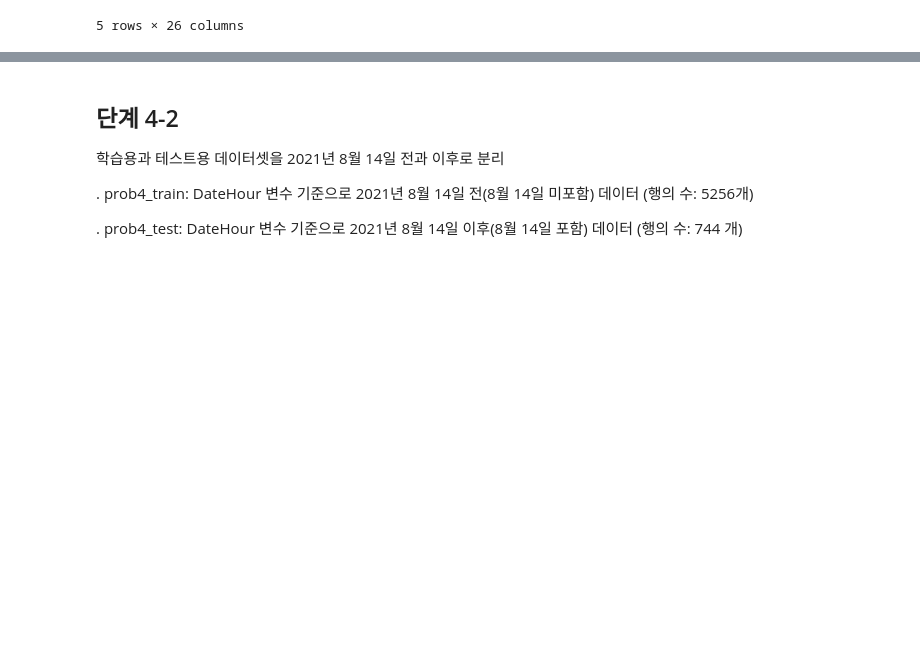
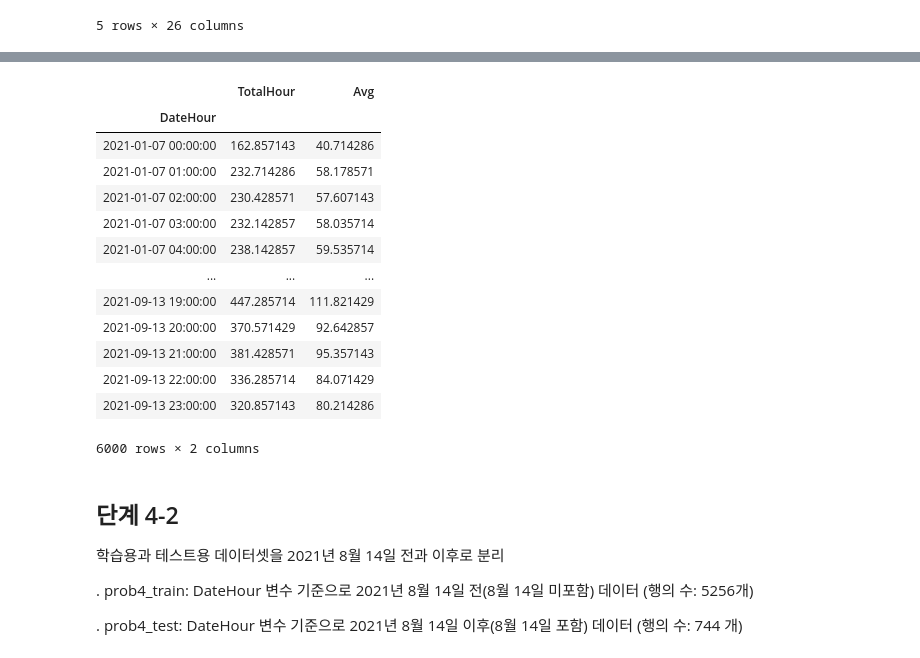
Before and after one commit to sunkusun9/DS_lv3_2506_1, a Jupyter notebook: sec_ds_lv3_prob3_prob.ipynb, the cells around one changed output, grey strips where cells are left out. Drawn from its saved outputs; the diff is of its cells as text; code cells hidden in the pictures; blank space fills up the shorter version.

```diff
--- a/sec_ds_lv3_prob3_prob.ipynb
+++ b/sec_ds_lv3_prob3_prob.ipynb
@@ -1585,3 +1655,23 @@ target 시점을 기준으로 이전 7일간 동일 시간의 TotalHour, Avg의
+# %%
+# pd.Series(DataFrame).rolling은 왠만하면 사용하지 마세요~
+df_prob3.groupby('Hour')[['TotalHour', 'Avg']].rolling(
+    7, 7, center = False, closed = 'right'
+).mean().dropna().reset_index(level = 0, drop = True).sort_index()
+# %% [output]
+|  | TotalHour | Avg |
+| DateHour |  |  |
+| 2021-01-07 00:00:00 | 162.857143 | 40.714286 |
+| 2021-01-07 01:00:00 | 232.714286 | 58.178571 |
+| 2021-01-07 02:00:00 | 230.428571 | 57.607143 |
+| 2021-01-07 03:00:00 | 232.142857 | 58.035714 |
+| 2021-01-07 04:00:00 | 238.142857 | 59.535714 |
+| ... | ... | ... |
+| 2021-09-13 19:00:00 | 447.285714 | 111.821429 |
+| 2021-09-13 20:00:00 | 370.571429 | 92.642857 |
+| 2021-09-13 21:00:00 | 381.428571 | 95.357143 |
+| 2021-09-13 22:00:00 | 336.285714 | 84.071429 |
+| 2021-09-13 23:00:00 | 320.857143 | 80.214286 |
+6000 rows × 2 columns
 # %% [markdown]
 ## 단계 4-2
 
```
Also changed, not shown: parts of 132 cells of this notebook.
